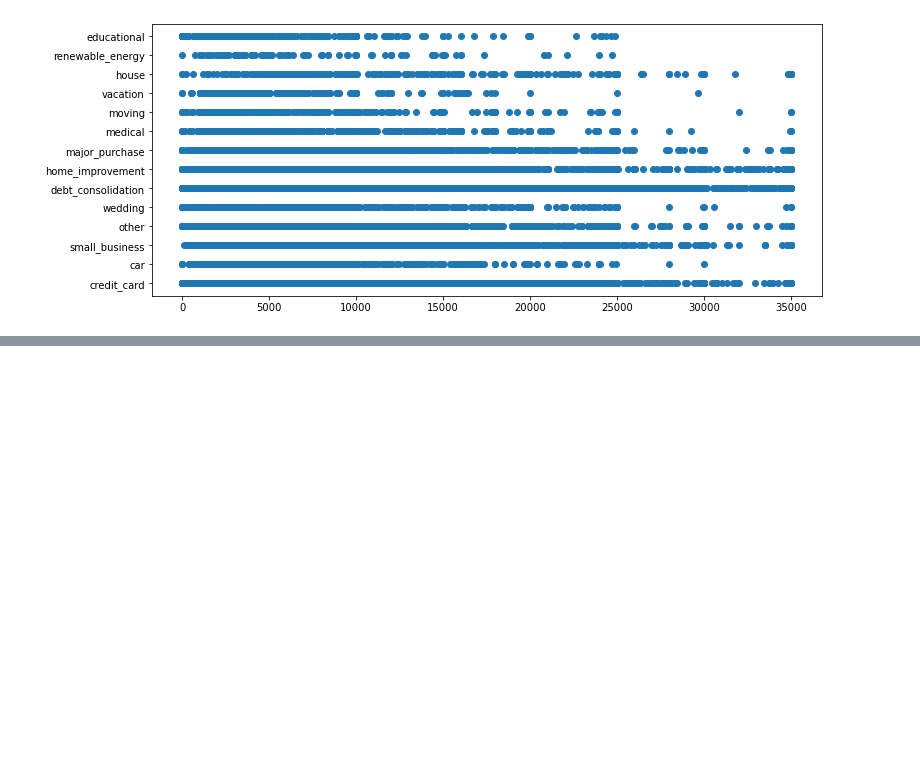
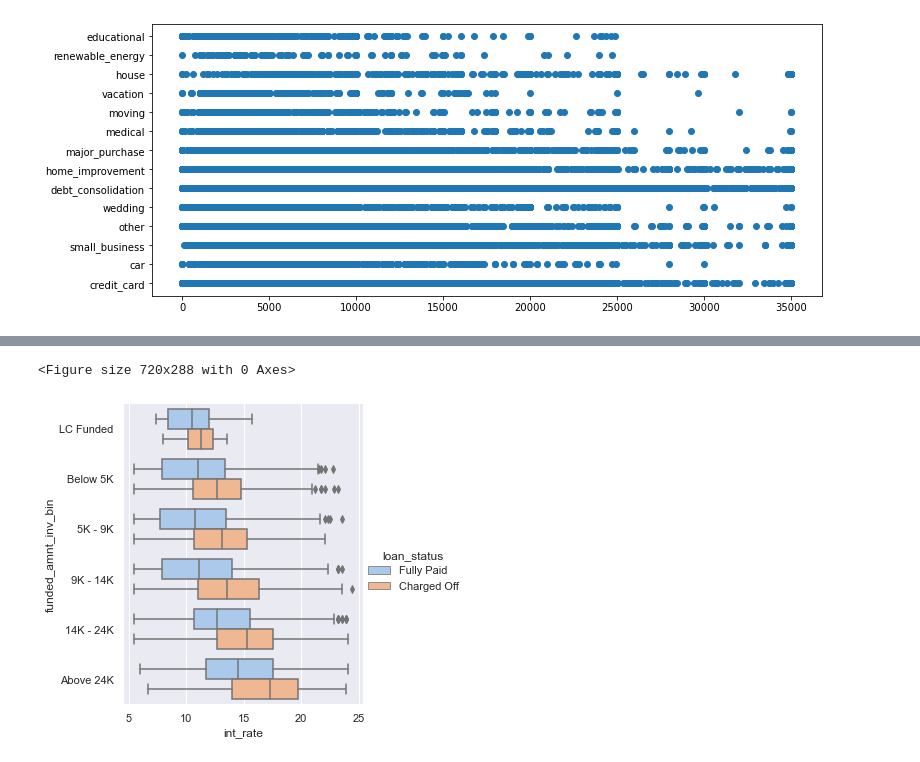
Before and after one commit to jamesrajesh76/LendingClubRiskAnalysis, a Jupyter notebook: 2. LendingClubRiskAnalysis.ipynb, the cells around one changed output, grey strips where cells are left out. Cells and saved outputs as stored; diff of their text form; code cells hidden in the pictures; blank space fills up the shorter version.

```diff
--- a/2. LendingClubRiskAnalysis.ipynb
+++ b/2. LendingClubRiskAnalysis.ipynb
@@ -1162,0 +1178,10 @@ loan.groupby(['funded_amnt_inv_bin']).sum()
+# %%
+#13. Loan Amnt Groups vs Int_rate
+#loan['funded_amnt_inv_bin'] = pd.cut(loan['funded_amnt_inv'], bins=7,precision =0,labels=['0-5k','5k-10k','10k-15k','15k-20k','20k-25k','25k-30k','30k-35k'])
+#plt.tight_layout()
+plt.figure(figsize=(10,4))
+sns.catplot(data =loan,x ='int_rate', y ='funded_amnt_inv_bin', hue ='loan_status',palette="pastel",kind = 'box')
+plt.show()
+# %% [output]
+<Figure size 720x288 with 0 Axes>
+[figure, added]
```
Also changed, not shown: parts of 92 cells of this notebook.
